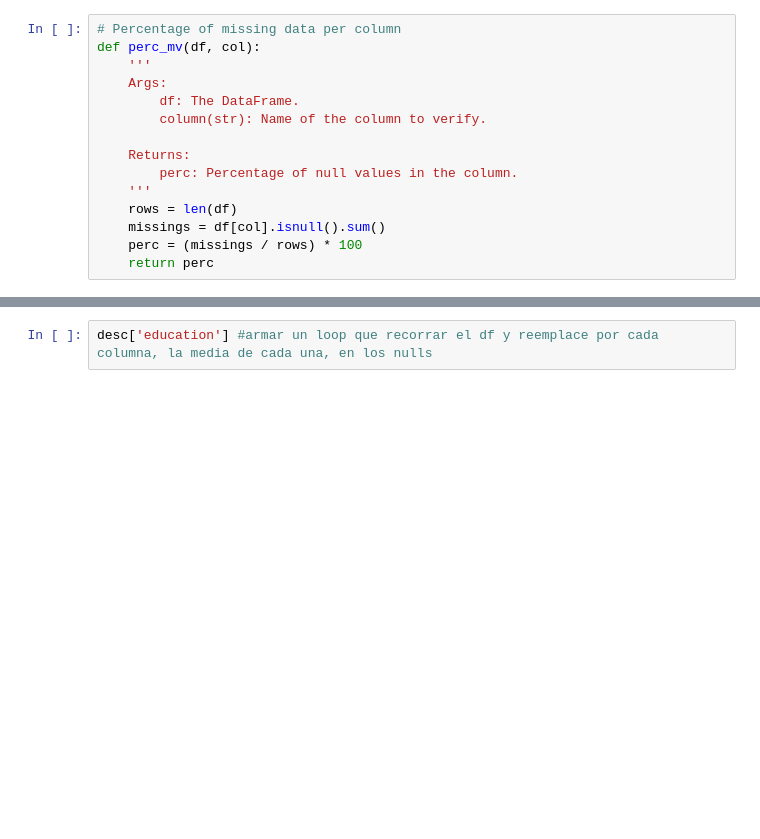
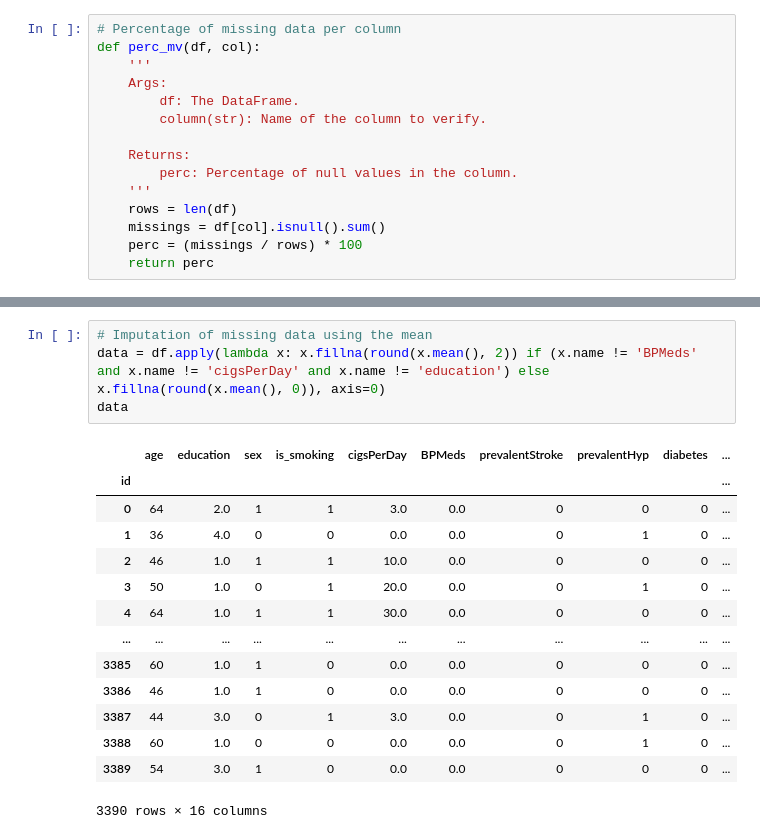
Before and after one commit to martingetzel/TPI-IA-2023, a Jupyter notebook: proyecto/NotebookBase.ipynb, the cells around one changed output, grey strips where cells are left out. Cells and saved outputs as stored; diff of their text form; blank space fills up the shorter version.

```diff
--- a/proyecto/NotebookBase.ipynb
+++ b/proyecto/NotebookBase.ipynb
@@ -188,2 +201,19 @@ pandas.core.frame.DataFrame
 # %%
-desc['education'] #armar un loop que recorrar el df y reemplace por cada columna, la media de cada una, en los nulls
+# Imputation of missing data using the mean
+data = df.apply(lambda x: x.fillna(round(x.mean(), 2)) if (x.name != 'BPMeds' and x.name != 'cigsPerDay' and x.name != 'education') else x.fillna(round(x.mean(), 0)), axis=0)
+data
+# %% [output]
+|  | age | education | sex | is_smoking | cigsPerDay | BPMeds | prevalentStroke | prevalentHyp | diabetes | ... |
+| id |  |  |  |  |  |  |  |  |  | ... |
+| 0 | 64 | 2.0 | 1 | 1 | 3.0 | 0.0 | 0 | 0 | 0 | ... |
+| 1 | 36 | 4.0 | 0 | 0 | 0.0 | 0.0 | 0 | 1 | 0 | ... |
+| 2 | 46 | 1.0 | 1 | 1 | 10.0 | 0.0 | 0 | 0 | 0 | ... |
+| 3 | 50 | 1.0 | 0 | 1 | 20.0 | 0.0 | 0 | 1 | 0 | ... |
+| 4 | 64 | 1.0 | 1 | 1 | 30.0 | 0.0 | 0 | 0 | 0 | ... |
+| ... | ... | ... | ... | ... | ... | ... | ... | ... | ... | ... |
+| 3385 | 60 | 1.0 | 1 | 0 | 0.0 | 0.0 | 0 | 0 | 0 | ... |
+| 3386 | 46 | 1.0 | 1 | 0 | 0.0 | 0.0 | 0 | 0 | 0 | ... |
+| 3387 | 44 | 3.0 | 0 | 1 | 3.0 | 0.0 | 0 | 1 | 0 | ... |
+| 3388 | 60 | 1.0 | 0 | 0 | 0.0 | 0.0 | 0 | 1 | 0 | ... |
+| 3389 | 54 | 3.0 | 1 | 0 | 0.0 | 0.0 | 0 | 0 | 0 | ... |
+3390 rows × 16 columns
```
Also changed, not shown: parts of 26 cells of this notebook.
